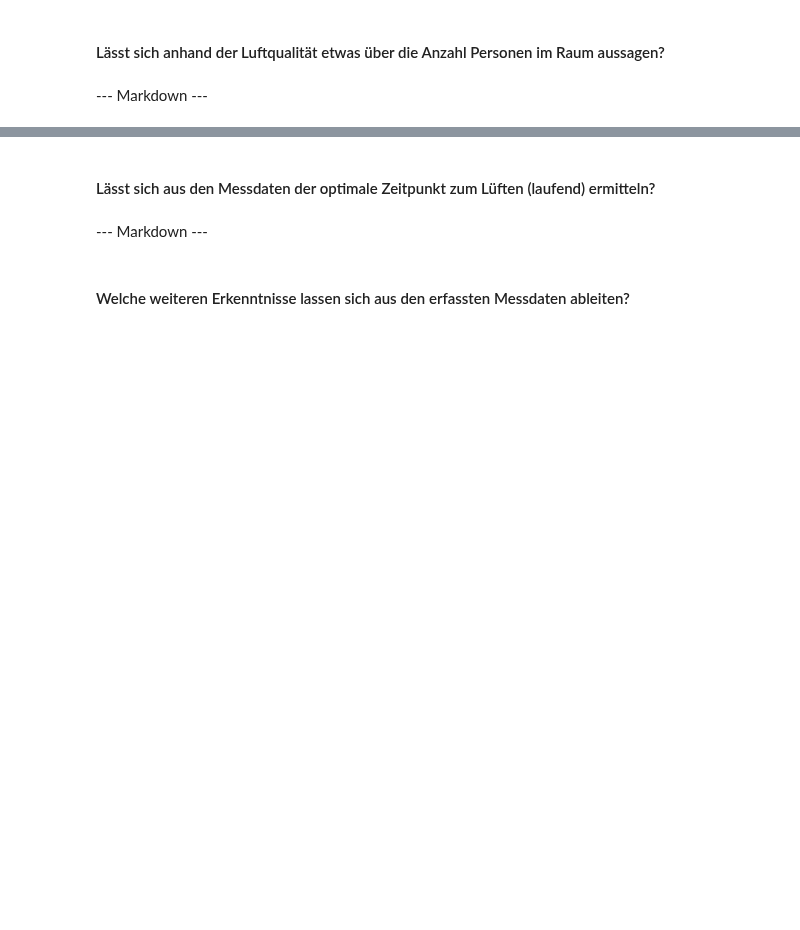
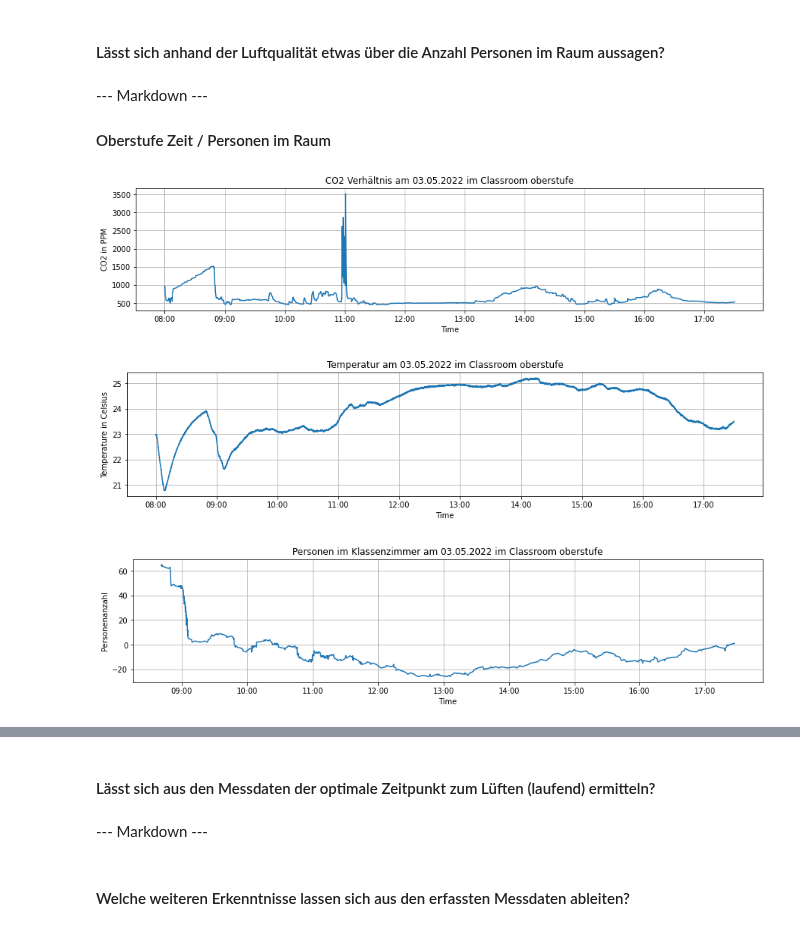
Before and after one commit to Smart-Classroom-Challenge/Data-Evaluation, a Jupyter notebook: data-evaluation.ipynb, the cells around one changed output, grey strips where cells are left out. Drawn from its saved outputs; the diff is of its cells as text; code cells hidden in the pictures; blank space fills up the shorter version.

Commit message:
Update data-evaluation.ipynb
added some idees but its just bootraping and not final not at all

```diff
--- a/data-evaluation.ipynb
+++ b/data-evaluation.ipynb
@@ -82,0 +120,16 @@ def get_measurement(name, startDate, endDate):
+# %%
+def get_people_count_overtime(entrance_list):
+    people_count     = 0
+    lst_people_count = []
+    lst_time         = []
+    array = []
+
+    for index, row in entrance_list.iterrows():
+        people_count += row['change']
+        ttime = row['time']
+        lst_people_count.append(people_count)
+        lst_time.append(ttime)
+
+        d = dict({'people_count': people_count, 'time': ttime})
+        array.append(d)
+    return pd.DataFrame.from_dict(array,orient='columns')
@@ -197,3 +264,43 @@ plt.show()
 #### Lässt sich anhand der Luftqualität etwas über die Anzahl Personen im Raum aussagen?
 # %% [markdown]
 --- Markdown ---
+#### Oberstufe Zeit / Personen im Raum
+# %%
+df_people = get_people_count_overtime(get_entrance('oberstufe', startDate = "2022-05-03 08:00:00", endDate = "2022-05-03 17:30:00"))
+data = get_measurement(name = "Primarklasse_OG1", startDate = "2022-05-03 08:00:00", endDate = "2022-05-03 17:30:00")
+
+
+
+plt.figure(figsize = (15,3))
+plt.plot(data["time"], data["co2"])
+plt.xlabel("Time")
+plt.ylabel("CO2 in PPM")
+plt.title("CO2 Verhältnis am 03.05.2022 im Classroom oberstufe")
+plt.gca().xaxis.set_major_formatter(mdates.DateFormatter('%H:%M'))
+plt.grid()
+plt.show()
+
+plt.figure(figsize = (15,3))
+plt.plot(data["time"], data["temperature"])
+plt.xlabel("Time")
+plt.ylabel("Temperature in Celsius")
+plt.title("Temperatur am 03.05.2022 im Classroom oberstufe")
+plt.gca().xaxis.set_major_formatter(mdates.DateFormatter('%H:%M'))
+plt.grid()
+plt.show()
+
+
+plt.figure(figsize = (15,3))
+plt.plot(df_people["time"], df_people["people_count"])
+plt.xlabel("Time")
+plt.ylabel("Personenanzahl")
+plt.title("Personen im Klassenzimmer am 03.05.2022 im Classroom oberstufe")
+plt.gca().xaxis.set_major_formatter(mdates.DateFormatter('%H:%M'))
+plt.grid()
+plt.show()
+
+data.describe()
+# %% [output]
+[figure, added]
+[figure, added]
+[figure, added]
```
Also changed, not shown: parts of 8 cells of this notebook.
